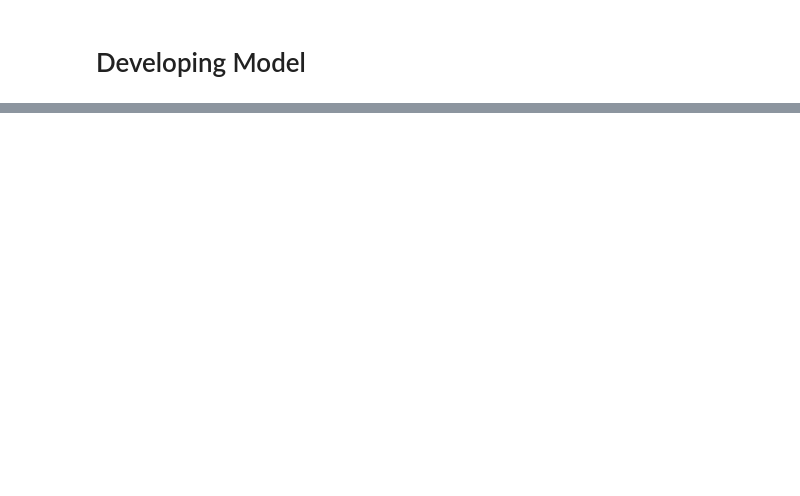
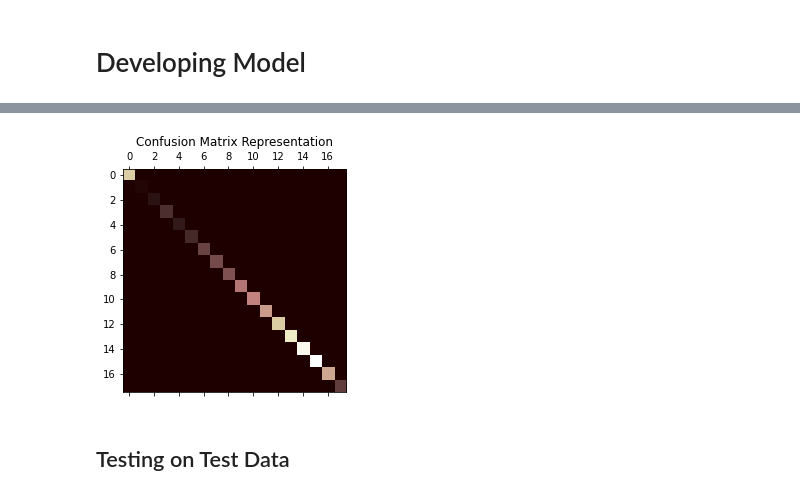
Before and after one commit to NotAryanRamani/supervised-machine-learning, a Jupyter notebook: classification/king-rook-vs-rook/king-rook-vs-king.ipynb, the cells around one changed output, grey strips where cells are left out. Cells and saved outputs as stored; diff of their text form; code cells hidden in the pictures; blank space fills up the shorter version.

Commit message:
king-rook-vs-king commit 2 decision tree

```diff
--- a/classification/king-rook-vs-rook/king-rook-vs-king.ipynb
+++ b/classification/king-rook-vs-rook/king-rook-vs-king.ipynb
@@ -192,0 +219,4 @@ y = df['depth-of-win']
+# %%
+tree = DecisionTreeClassifier()
+# %%
+tree.fit(X_train, y_train)
@@ -192,0 +229,2 @@ y = df['depth-of-win']
+# %%
+y_pred = tree.predict(X_train)
@@ -192,0 +235,3 @@ y = df['depth-of-win']
+# %%
+conf_mx = confusion_matrix(y_train, y_pred)
+conf_mx
@@ -192,0 +256,8 @@ y = df['depth-of-win']
+# %%
+plt.matshow(conf_mx, cmap=plt.cm.pink)
+plt.title('Confusion Matrix Representation')
+plt.show()
+# %% [output]
+[figure, added]
+# %% [markdown]
+## Testing on Test Data
```
Also changed, not shown: parts of 26 cells of this notebook.
